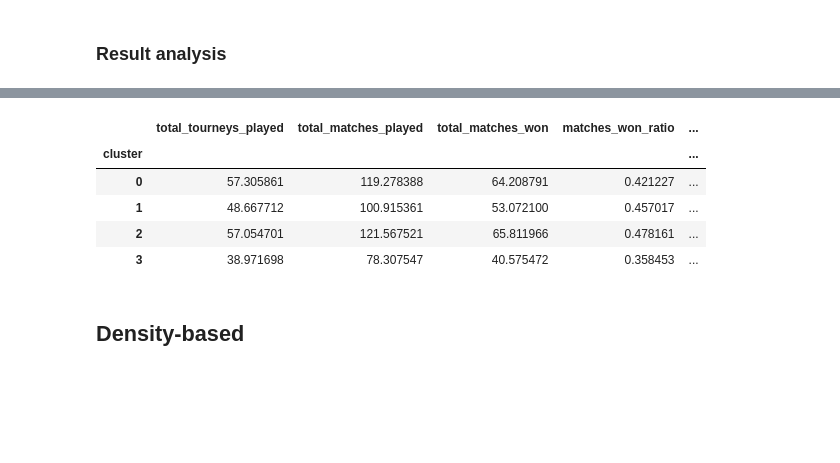
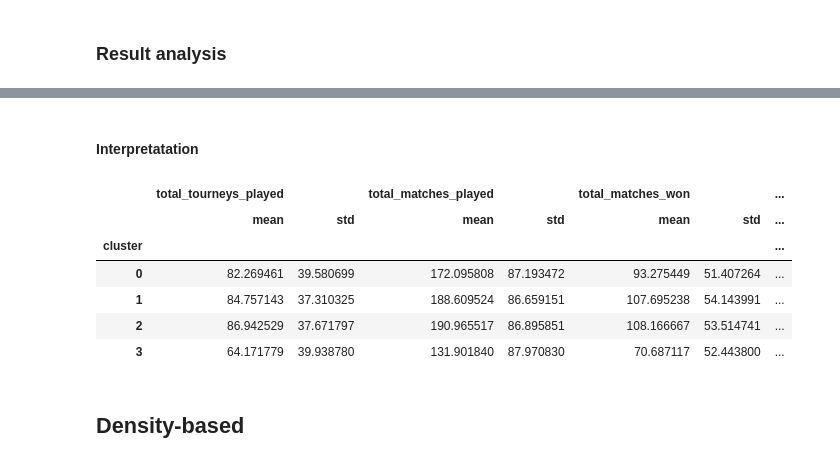
Before and after one commit to reuseman/tennis-match-analysis, a Jupyter notebook: 3_clustering.ipynb, the cells around one changed output, grey strips where cells are left out. Saved outputs shown, nothing was run; the diff lists cells and outputs as text; code cells hidden in the pictures; blank space fills up the shorter version.

Commit message:
Improve search for optimal-k and add table for interpretation

```diff
--- a/3_clustering.ipynb
+++ b/3_clustering.ipynb
@@ -16,7 +17,7 @@ pd.options.plotting.backend = "plotly"
 pio.templates.default = "seaborn"
 # %%
 df_players = pd.read_csv("./datasets/players.csv", index_col=0)
-#df_players = df_players[df_players.gender == "m"]
+df_players = df_players[df_players.gender == "f"]
 # %%
 feautures = ["rel_df", "rel_1stIn", "rel_2ndWon", "1WonOn1In", "rel_bpSaved"]
 df_data = df_players[feautures].reset_index(drop=True)
@@ -50,16 +82,21 @@ df_data
 # %%
-sse_scores = list()
-silhoutte_scores = list()
-davies_scores = list()
-calinski_harabasz_scores = list()
+# sse_scores = list()
+# silhoutte_scores = list()
+# davies_scores = list()
+# calinski_harabasz_scores = list()
 
-max_k = 30
-for k in range(2, max_k + 1):
-    kmeans = KMeans(n_clusters=k, n_init=10, max_iter=100, init="k-means++")
-    kmeans.fit(df_data)
+# max_k = 30
+# for k in range(2, max_k + 1):
+#     kmeans = KMeans(n_clusters=k, n_init=10, max_iter=100, init="k-means++")
+#     kmeans.fit(df_data)
 
-    # Sum of squared distances of samples to their closest cluster center
-    sse_scores.append(kmeans.inertia_)
-    davies_scores.append(davies_bouldin_score(df_data, kmeans.labels_))
-    silhoutte_scores.append(silhouette_score(df_data, kmeans.labels_))
-    calinski_harabasz_scores.append(calinski_harabasz_score(df_data, kmeans.labels_))
+#     # Sum of squared distances of samples to their closest cluster center
+#     sse_scores.append(kmeans.inertia_)
+#     davies_scores.append(davies_bouldin_score(df_data, kmeans.labels_))
+#     silhoutte_scores.append(silhouette_score(df_data, kmeans.labels_))
+#     calinski_harabasz_scores.append(calinski_harabasz_score(df_data, kmeans.labels_))
+
+# df = pd.DataFrame({"K": list(range(2, max_k + 1)), "sse": sse_scores, "sil": silhoutte_scores, "davies": davies_scores, "calinski": calinski_harabasz_scores})
+# df.plot(x="K", y=["sse"], kind="line").update_traces(mode='lines+markers').show()
+# df.plot(x="K", y=["calinski"], kind="line").update_traces(mode='lines+markers').show()
+# df.plot(x="K", y=["sil", "davies"], kind="line").update_traces(mode='lines+markers').show()
@@ -89,3 +117,5 @@ df_players = df_players.round(3)
+# %% [markdown]
+#### Interpretatation
 # %%
 px.scatter_matrix(df_players,
     dimensions=feautures,
@@ -96,14 +139,15 @@ for feature in df_players.columns.drop(["name"]).to_list():
   px.histogram(df_players, x=feature, facet_col="cluster", color=df_players.gender).show()
 # %%
 pd.set_option('display.max_columns', None)
-df_players.groupby("cluster").mean()
+df_players.groupby("cluster").agg(["mean", "std"])
 # %% [output]
-|  | total_tourneys_played | total_matches_played | total_matches_won | matches_won_ratio | ... |
-| cluster |  |  |  |  | ... |
-| 0 | 57.305861 | 119.278388 | 64.208791 | 0.421227 | ... |
-| 1 | 48.667712 | 100.915361 | 53.072100 | 0.457017 | ... |
-| 2 | 57.054701 | 121.567521 | 65.811966 | 0.478161 | ... |
-| 3 | 38.971698 | 78.307547 | 40.575472 | 0.358453 | ... |
+|  | total_tourneys_played |  | total_matches_played |  | total_matches_won |  | ... |
+|  | mean | std | mean | std | mean | std | ... |
+| cluster |  |  |  |  |  |  | ... |
+| 0 | 82.269461 | 39.580699 | 172.095808 | 87.193472 | 93.275449 | 51.407264 | ... |
+| 1 | 84.757143 | 37.310325 | 188.609524 | 86.659151 | 107.695238 | 54.143991 | ... |
+| 2 | 86.942529 | 37.671797 | 190.965517 | 86.895851 | 108.166667 | 53.514741 | ... |
+| 3 | 64.171779 | 39.938780 | 131.901840 | 87.970830 | 70.687117 | 52.443800 | ... |
 # %% [markdown]
 ## Density-based
 # %% [markdown]
```
Also changed, not shown: parts of 15 cells of this notebook.
